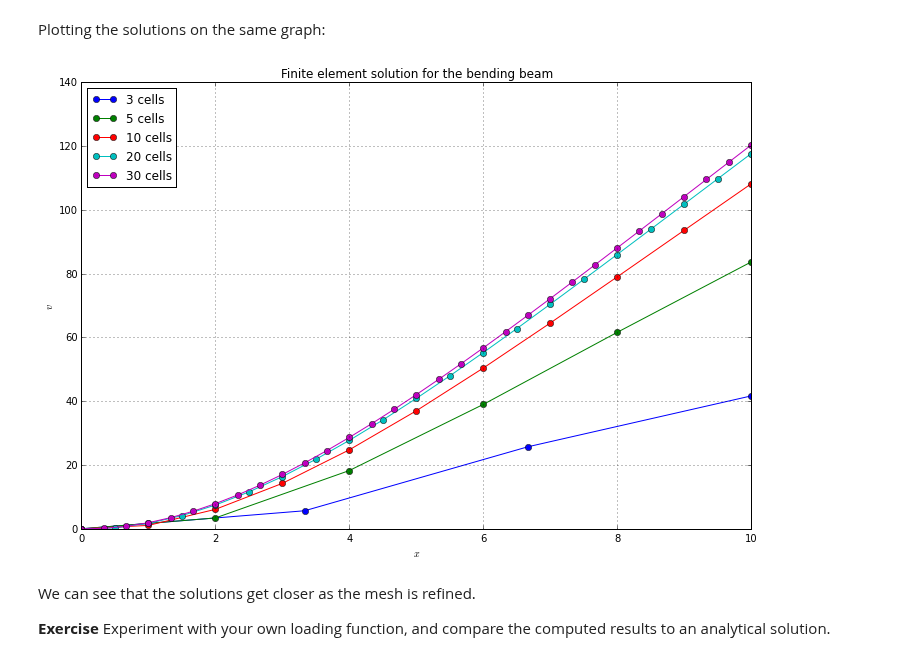
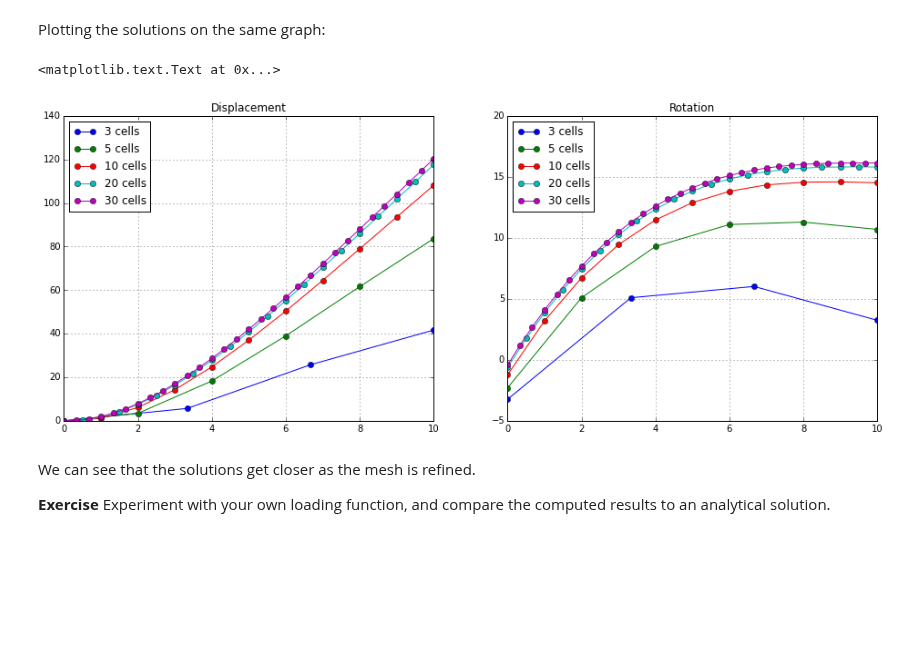
Before and after one commit to garth-wells/notebooks-3D7, a Jupyter notebook: notebooks/BeamBendingFEM.ipynb, the cells around one changed output. Saved outputs shown, nothing was run; the diff lists cells and outputs as text; code cells hidden in the pictures; blank space fills up the shorter version.

Commit message:
Add sub plots for both rotation and displacement.

```diff
--- a/notebooks/BeamBendingFEM.ipynb
+++ b/notebooks/BeamBendingFEM.ipynb
@@ -256,21 +259,24 @@ result = [solver(L, q, M, Q, n) for n in meshes]
 # %% [markdown]
 Plotting the solutions on the same graph:
 # %%
-plt.figure(figsize=(12,8))
-plt.grid()
-plt.xlabel('$x$')
-plt.ylabel('$v$')
-plt.title('Finite element solution for the bending beam')
+# Plot compressed and original image
+fig, axes = plt.subplots(nrows=1, ncols=2, figsize=(16, 6));
 
 # Extract displacement and rotation
-
 for data, mesh in result:
     v = data[0:len(data):2]
     theta = data[1:len(data):2]
-    plt.plot(mesh, v, 'o-', label=str(len(mesh)-1) + ' cells');
-plt.legend(loc='upper left');
+    axes[0].plot(mesh, v, 'o-', label=str(len(mesh)-1) + ' cells');
+    axes[1].plot(mesh, theta, 'o-', label=str(len(mesh)-1) + ' cells');
+axes[0].legend(loc='upper left');
+axes[0].grid()
+axes[0].set_title("Displacement")
+axes[1].legend(loc='upper left');
+axes[1].grid()
+axes[1].set_title("Rotation")
 # %% [output]
+<matplotlib.text.Text at 0x...>
-[figure, old version]
+[figure, new version]
 # %% [markdown]
 We can see that the solutions get closer as the mesh is refined.
 
```
Also changed, not shown: parts of 3 cells of this notebook.
